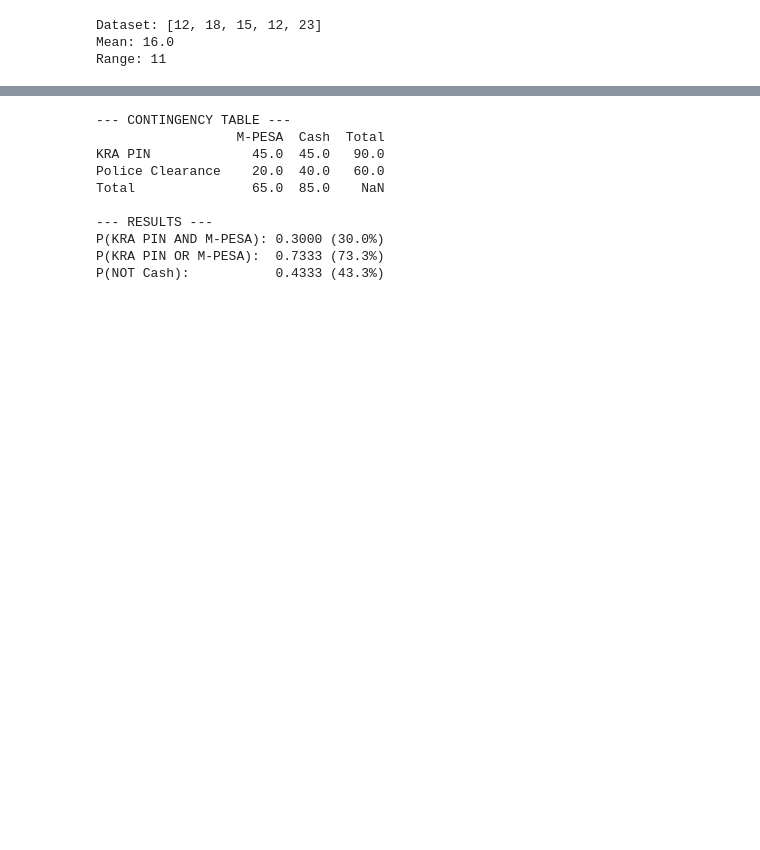
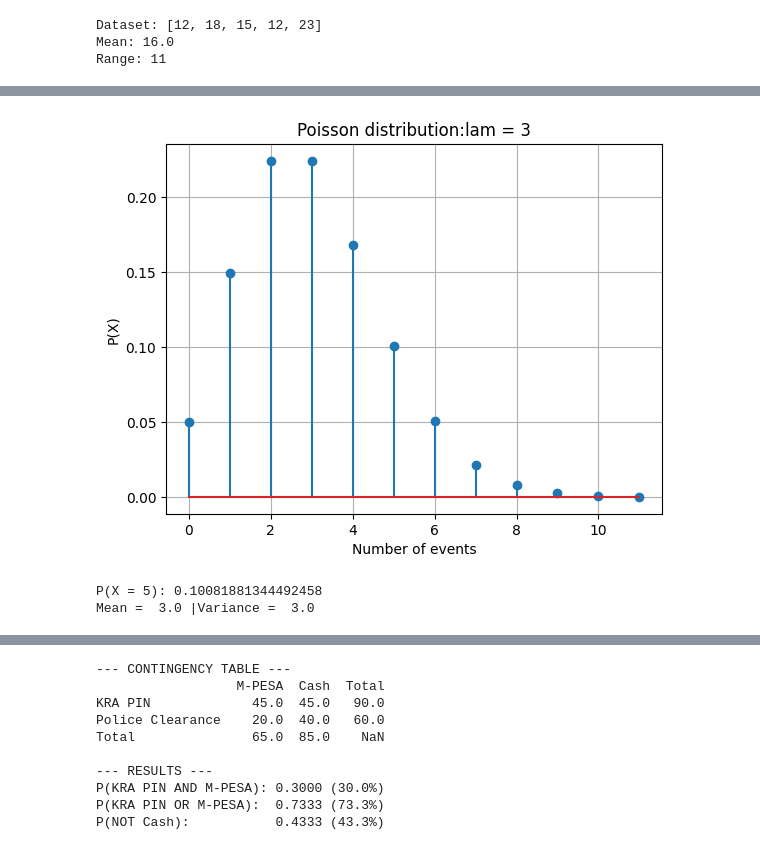
Before and after one commit to marizon740-collab/DATA-ANALYTICS-WORKOUTS-, a Jupyter notebook: Data_science____Python_fundamentals.ipynb, the cells around one changed output, grey strips where cells are left out. Drawn from its saved outputs; the diff is of its cells as text; code cells hidden in the pictures; blank space fills up the shorter version.

```diff
--- a/Data_science____Python_fundamentals.ipynb
+++ b/Data_science____Python_fundamentals.ipynb
@@ -24,0 +49,24 @@ Range: 11
+# %%
+import numpy as np
+import matplotlib.pyplot as plt
+from scipy.stats import poisson
+
+# poisson - counts of events in interval
+
+lam = 3 # Ex: avg 3 calls/hour
+x = np.arange(0,12)
+prob = poisson.pmf(x,lam)
+
+plt.stem(x,prob)
+plt.title('Poisson distribution:lam = 3')
+plt.xlabel('Number of events')
+plt.ylabel('P(X)')
+plt.grid(True)
+plt.show()
+
+print("P(X = 5):", poisson.pmf(5,lam))
+print("Mean = ", poisson.mean(lam),"|Variance = ", poisson.var(lam))
+# %% [output]
+[figure, added]
+P(X = 5): 0.10081881344492458
+Mean =  3.0 |Variance =  3.0
```
Also changed, not shown: parts of 3 cells of this notebook.
